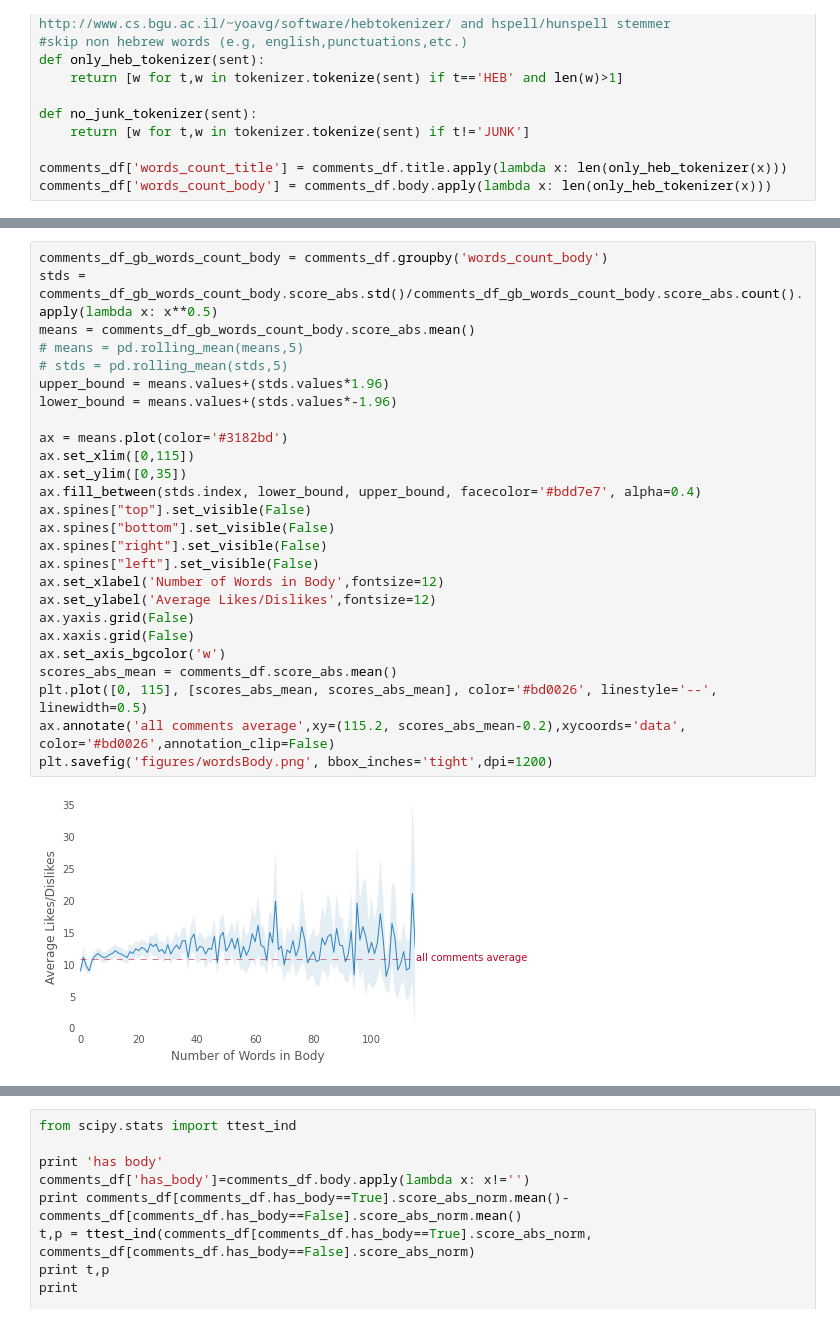
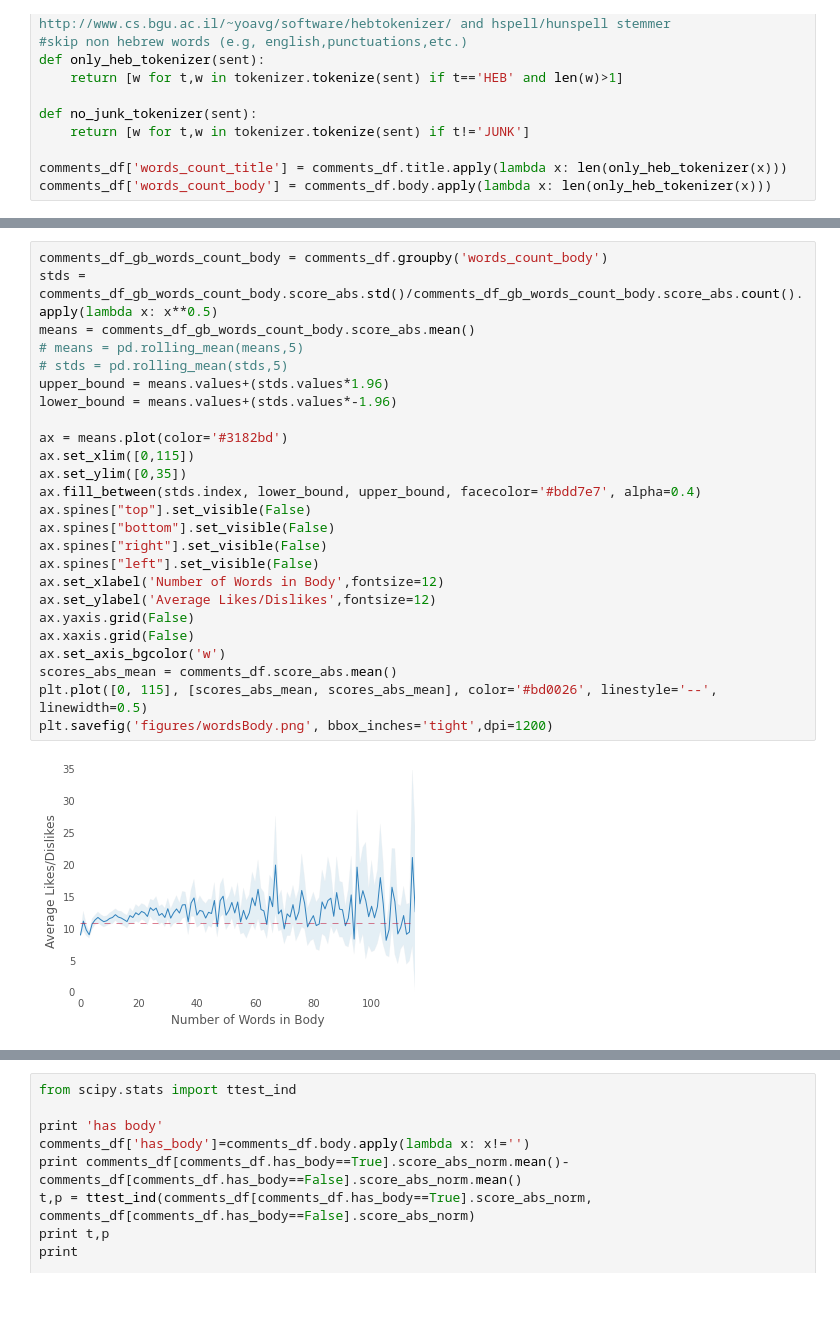
Before and after one commit to yonilev/ArticleComments, a Jupyter notebook: notebook.ipynb, the cells around one changed output, grey strips where cells are left out. Drawn from its saved outputs; the diff is of its cells as text.

```diff
--- a/notebook.ipynb
+++ b/notebook.ipynb
@@ -268,31 +269,30 @@ plt.savefig('figures/wordsTitle.png', bbox_inches='tight',dpi=1200)
 # %%
 comments_df_gb_words_count_body = comments_df.groupby('words_count_body')
 stds = comments_df_gb_words_count_body.score_abs.std()/comments_df_gb_words_count_body.score_abs.count().apply(lambda x: x**0.5)
 means = comments_df_gb_words_count_body.score_abs.mean()
 # means = pd.rolling_mean(means,5)
 # stds = pd.rolling_mean(stds,5)
 upper_bound = means.values+(stds.values*1.96)
 lower_bound = means.values+(stds.values*-1.96)
 
 ax = means.plot(color='#3182bd')
 ax.set_xlim([0,115])
 ax.set_ylim([0,35])
 ax.fill_between(stds.index, lower_bound, upper_bound, facecolor='#bdd7e7', alpha=0.4)
 ax.spines["top"].set_visible(False)
 ax.spines["bottom"].set_visible(False)
 ax.spines["right"].set_visible(False)
 ax.spines["left"].set_visible(False)
 ax.set_xlabel('Number of Words in Body',fontsize=12)
 ax.set_ylabel('Average Likes/Dislikes',fontsize=12)
 ax.yaxis.grid(False)
 ax.xaxis.grid(False)
 ax.set_axis_bgcolor('w')
 scores_abs_mean = comments_df.score_abs.mean()
 plt.plot([0, 115], [scores_abs_mean, scores_abs_mean], color='#bd0026', linestyle='--', linewidth=0.5)
-ax.annotate('all comments average',xy=(115.2, scores_abs_mean-0.2),xycoords='data', color='#bd0026',annotation_clip=False)
 plt.savefig('figures/wordsBody.png', bbox_inches='tight',dpi=1200)
 # %% [output]
-[figure, old version]
+[figure, new version]
 # %%
 from collections import defaultdict
 
```
Also changed, not shown: parts of 7 cells of this notebook, 11 other files.
